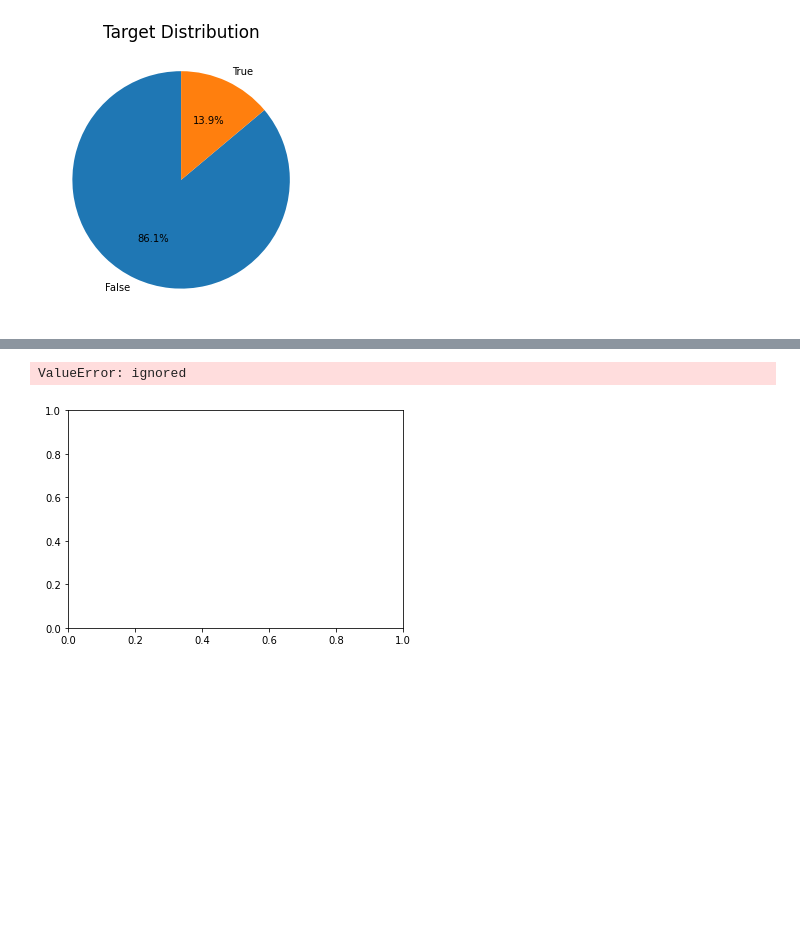
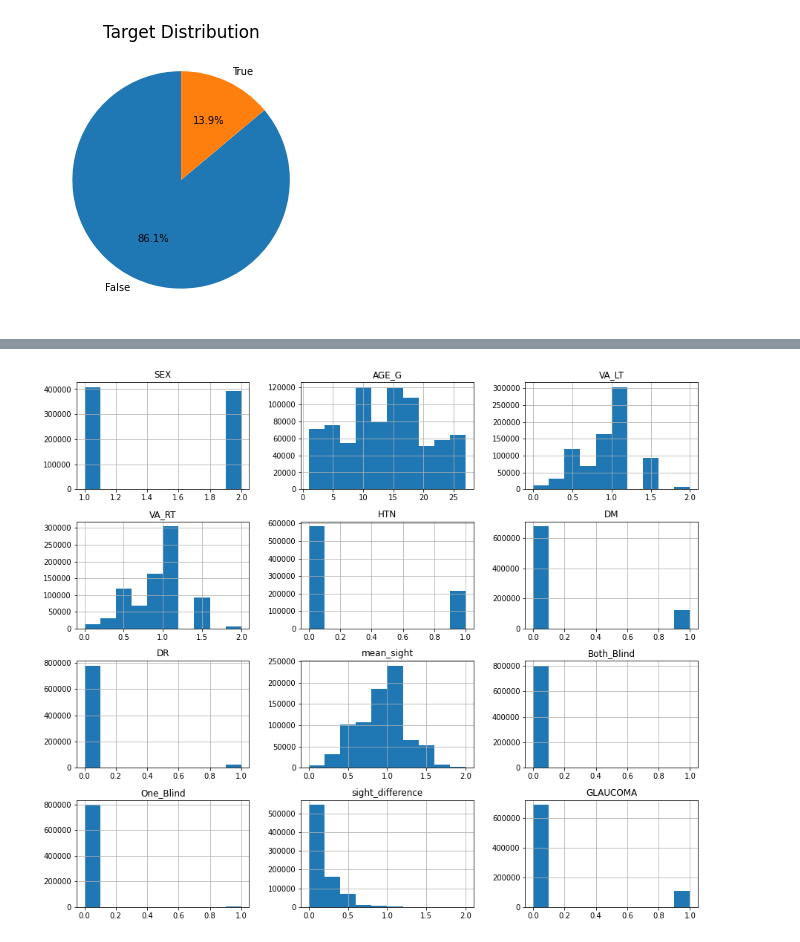
Before and after one commit to jennifer060697/AI15_Project, a Jupyter notebook: Untitled10.ipynb, the cells around one changed output, grey strips where cells are left out. Cells and saved outputs as stored; diff of their text form; code cells hidden in the pictures; blank space fills up the shorter version.

```diff
--- a/Untitled10.ipynb
+++ b/Untitled10.ipynb
@@ -102,25 +104,43 @@ plt.show()
 # %%
 sns.pairplot(x_train) # 바이너리 데이터가 많아서 딱히 뭐가 안보인다. 기각
 # %%
+from pandas.core.groupby.groupby import DataError
 from operator import xor
-# 양쪽 시력 없음, 한쪽 시력 없음 컬럼 추가
+# 완전 실명, 한쪽 실명 컬럼 추가
 # 의문점
 # 시력 컬럼에 이상치 9.9 로 이미 단서가 주어져있긴하다. 이걸 컬럼을 쪼개는게 의미가 있는가
 # 모델에 따라 다를것은 확실해보인다.
 # 트리 기반의 경우 어떤 차이를 보일지 확인해보면 좋을 것 같다.
 
 def add_columns(data) :
-  # 양쪽시력없음
-  left_blind = data['VA_LT'] > 9
-  right_blind = data['VA_RT'] > 9
+
+  # 평균 시력 : 실명값은 0 으로 변경하여 평균
+  # 실명 시력 0으로 조정
+  left_sight = data['VA_LT']
+  right_sight = data['VA_RT']
+  left_sight = left_sight.replace({9.9 : 0})
+  right_sight = right_sight.replace({9.9 : 0})
+  mean_sight = (left_sight+right_sight)/2
+  data["mean_sight"] = mean_sight
+  data["VA_LT"] = left_sight
+  data["VA_RT"] = right_sight
+
+  left_blind = data['VA_LT'] == 0
+  right_blind = data['VA_RT'] == 0
   Both_Blind = []
   One_Blind = []
   for l,r in zip(left_blind, right_blind) :
-    Both_Blind.append(l and r)
-    One_Blind.append(l ^ r)
-  data['Both Blind'] = Both_Blind
-  data['One Blind'] = One_Blind
+    Both_Blind.append(int(l and r))
+    One_Blind.append(int(l ^ r))
+  # 완전 실명
+  data['Both_Blind'] = Both_Blind
+  # 한쪽 실명
+  data['One_Blind'] = One_Blind
   data = data.replace({True : 1, False : 0})
+
+  # 좌우 시력차이(절대값)
+  data["sight_difference"] = abs(data["VA_LT"] - data["VA_RT"])
+
   return data
 # %%
 x_train = add_columns(x_train)
@@ -148,6 +200,6 @@ sns.heatmap(corr, annot=True)
-# %%
-# 나이 - 고혈압
-plt.hist(x_train['AGE_G'], x_train['GLAUCOMA'])
-# %% [output]
-ValueError: ignored
-[figure, removed]
+# %%
+# 전체 히스토그램
+xy_train.hist(figsize = (15,13))
+plt.show()
+# %% [output]
+[figure, added]
```
Also changed, not shown: parts of 64 cells of this notebook.
